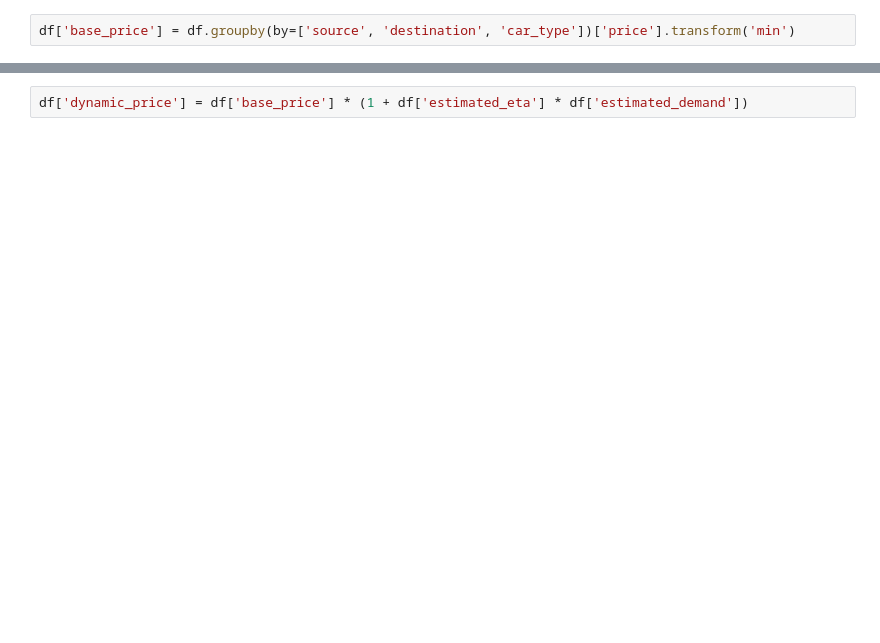
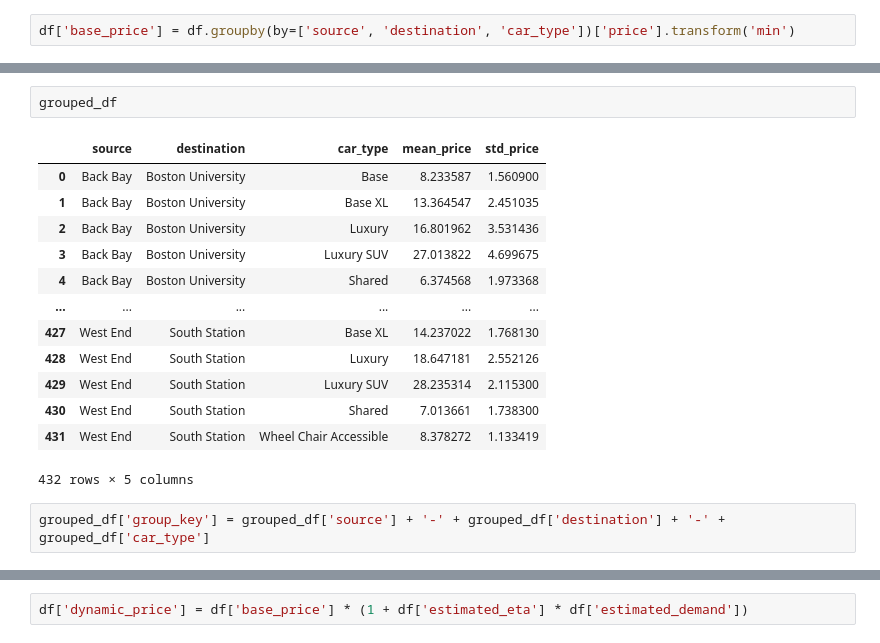
Before and after one commit to emekaamadi/Dynamic_Project, a Jupyter notebook: Modeling/demand_estimate_analysis_12.4.ipynb, the cells around one changed output, grey strips where cells are left out. Saved outputs shown, nothing was run; the diff lists cells and outputs as text; blank space fills up the shorter version.

```diff
--- a/Modeling/demand_estimate_analysis_12.4.ipynb
+++ b/Modeling/demand_estimate_analysis_12.4.ipynb
@@ -41,0 +75,18 @@ df2
+# %%
+grouped_df
+# %% [output]
+|  | source | destination | car_type | mean_price | std_price |
+| 0 | Back Bay | Boston University | Base | 8.233587 | 1.560900 |
+| 1 | Back Bay | Boston University | Base XL | 13.364547 | 2.451035 |
+| 2 | Back Bay | Boston University | Luxury | 16.801962 | 3.531436 |
+| 3 | Back Bay | Boston University | Luxury SUV | 27.013822 | 4.699675 |
+| 4 | Back Bay | Boston University | Shared | 6.374568 | 1.973368 |
+| ... | ... | ... | ... | ... | ... |
+| 427 | West End | South Station | Base XL | 14.237022 | 1.768130 |
+| 428 | West End | South Station | Luxury | 18.647181 | 2.552126 |
+| 429 | West End | South Station | Luxury SUV | 28.235314 | 2.115300 |
+| 430 | West End | South Station | Shared | 7.013661 | 1.738300 |
+| 431 | West End | South Station | Wheel Chair Accessible | 8.378272 | 1.133419 |
+432 rows × 5 columns
+# %%
+grouped_df['group_key'] = grouped_df['source'] + '-' + grouped_df['destination'] + '-' + grouped_df['car_type']
```
Also changed, not shown: parts of 23 cells of this notebook, 12 other files.
